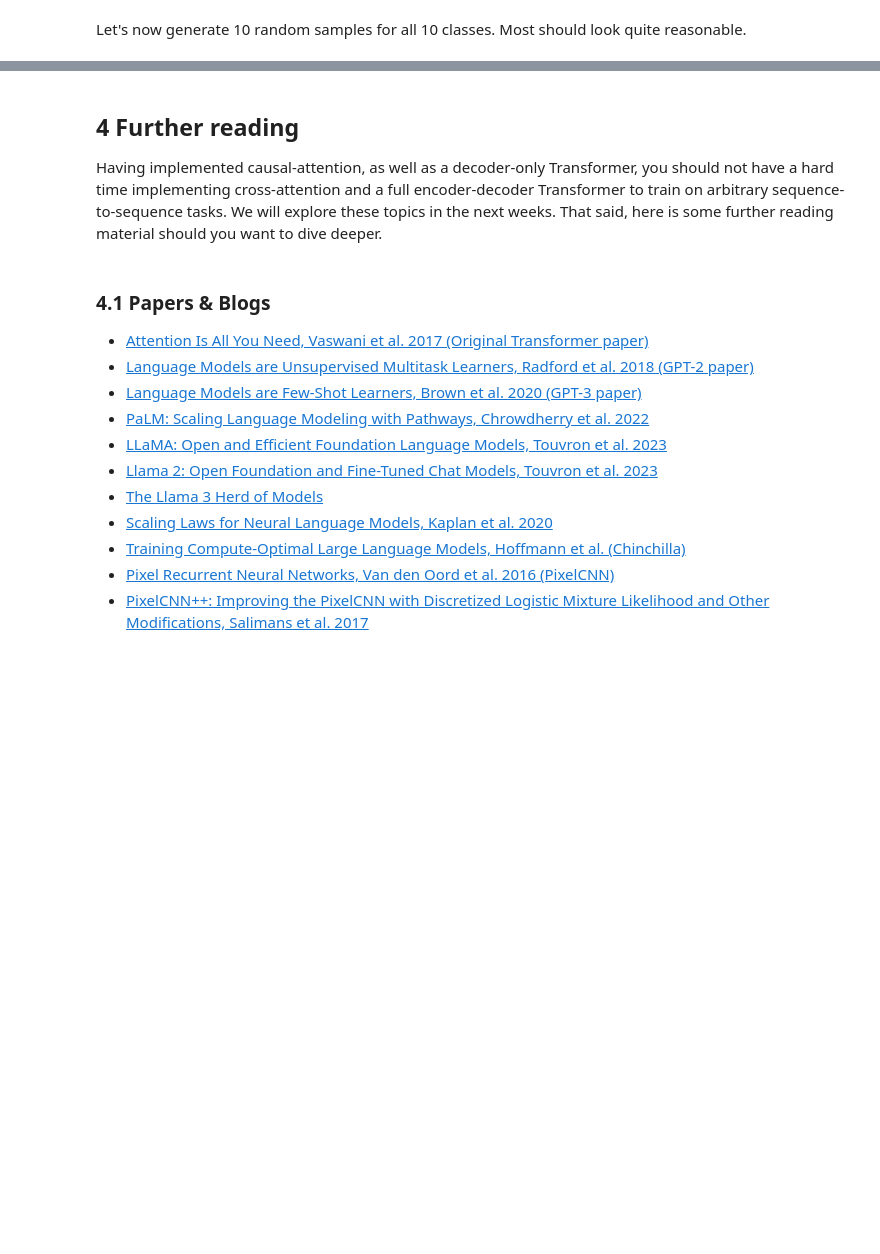
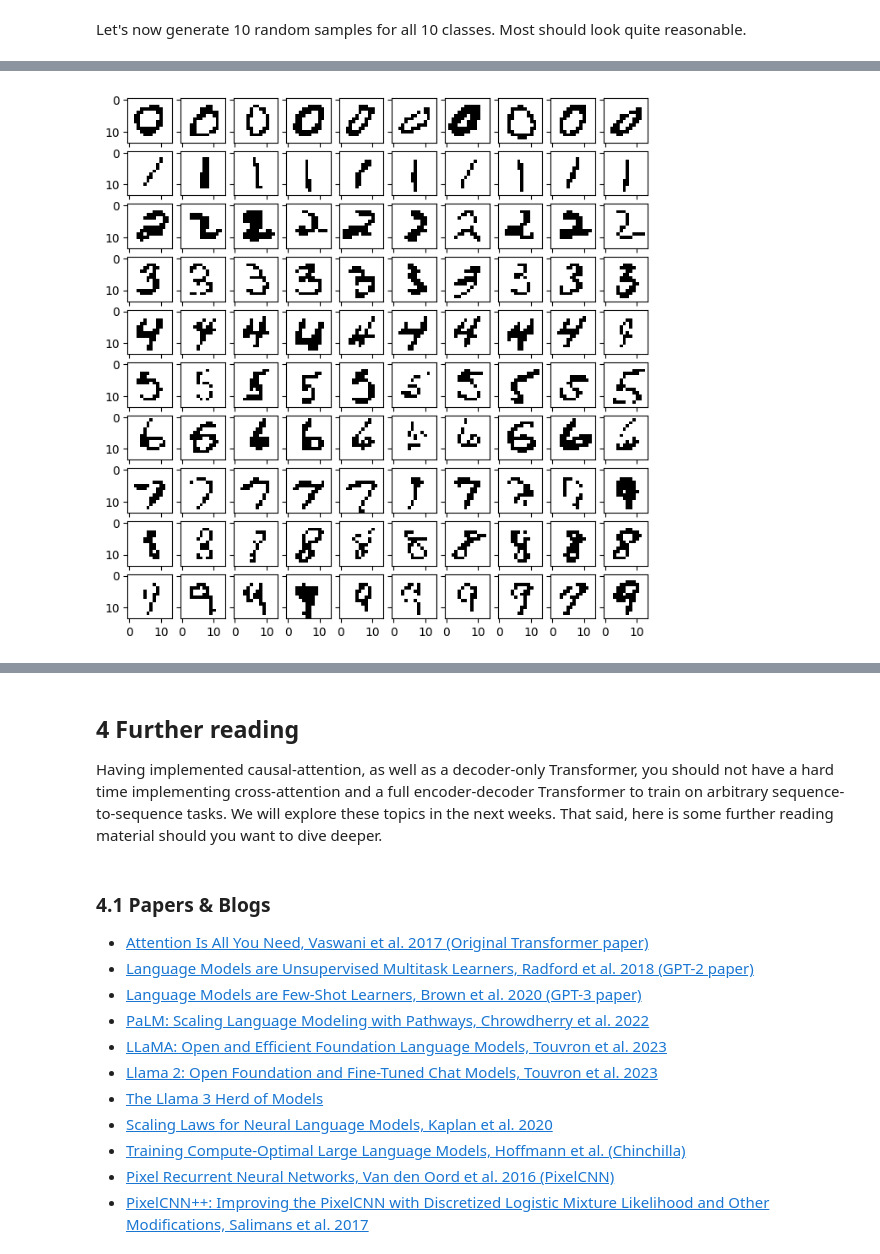
Before and after one commit to Mahlia44/2026-Spring-CS503-Visual-Intelligence-Homework, a Jupyter notebook: NanoFM_Homeworks/notebooks/CS503_FM_part1_nanoGPT.ipynb, the cells around one changed output, grey strips where cells are left out. Drawn from its saved outputs; the diff is of its cells as text; code cells hidden in the pictures; blank space fills up the shorter version.

```diff
--- a/NanoFM_Homeworks/notebooks/CS503_FM_part1_nanoGPT.ipynb
+++ b/NanoFM_Homeworks/notebooks/CS503_FM_part1_nanoGPT.ipynb
@@ -418,0 +578,4 @@ Please answer the following questions. You may use additional cells to demonstra
+# %%
+generate_samples(model, temp=3, top_p=0.9, top_k=0.0)
+# %% [output]
+[figure, added]
```
Also changed, not shown: parts of 28 cells of this notebook, 1 other file.
